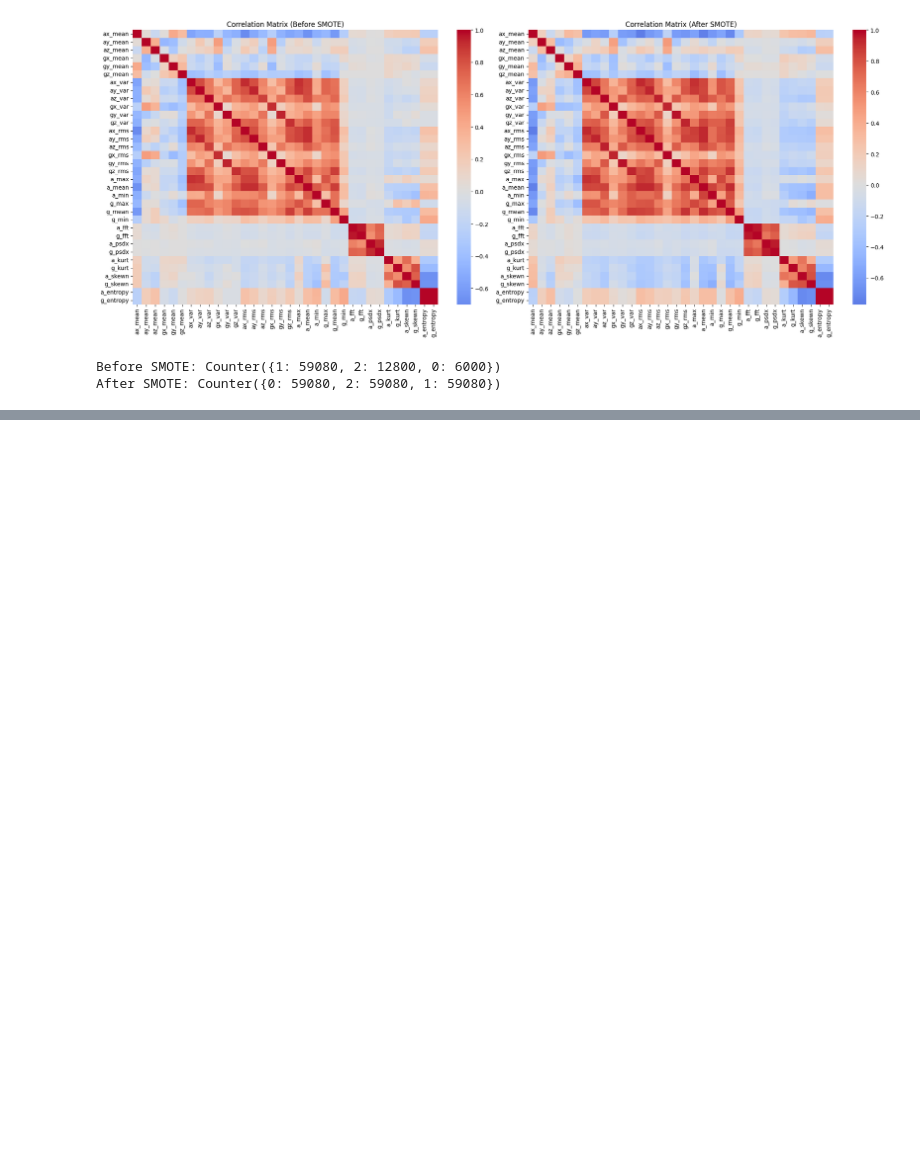
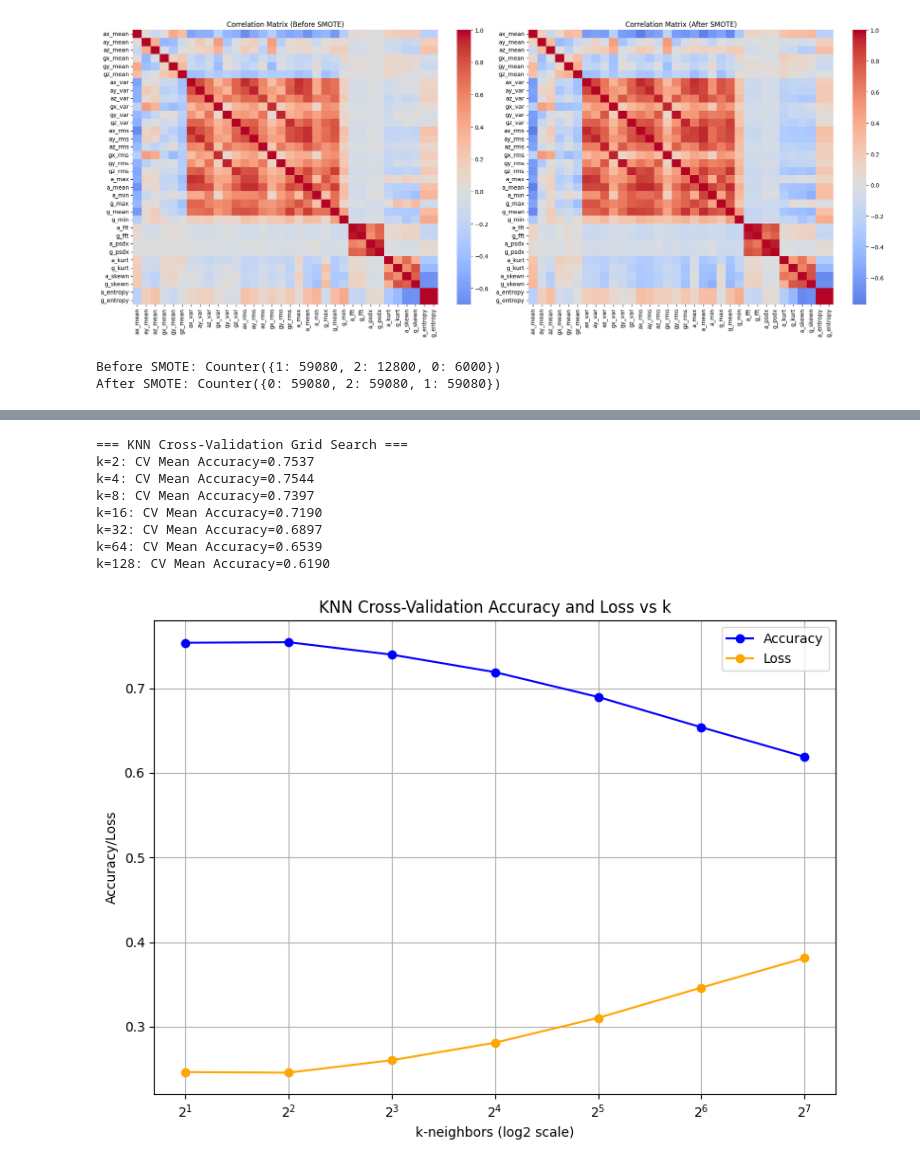
Before and after one commit to Renee0330/bob_study_allFiles, a Jupyter notebook: untitled1.ipynb, the cells around one changed output, grey strips where cells are left out. Saved outputs shown, nothing was run; the diff lists cells and outputs as text; code cells hidden in the pictures; blank space fills up the shorter version.

```diff
--- a/untitled1.ipynb
+++ b/untitled1.ipynb
@@ -289,0 +668,12 @@ After SMOTE: Counter({0: 59080, 2: 59080, 1: 59080})
+# %%
+results_knn_loss_plot = knn_gridsearch_cv_plot_loss(X_train_resampled, y_train_resampled)
+# %% [output]
+=== KNN Cross-Validation Grid Search ===
+k=2: CV Mean Accuracy=0.7537
+k=4: CV Mean Accuracy=0.7544
+k=8: CV Mean Accuracy=0.7397
+k=16: CV Mean Accuracy=0.7190
+k=32: CV Mean Accuracy=0.6897
+k=64: CV Mean Accuracy=0.6539
+k=128: CV Mean Accuracy=0.6190
+[figure, added]
```
Also changed, not shown: parts of 28 cells of this notebook.
